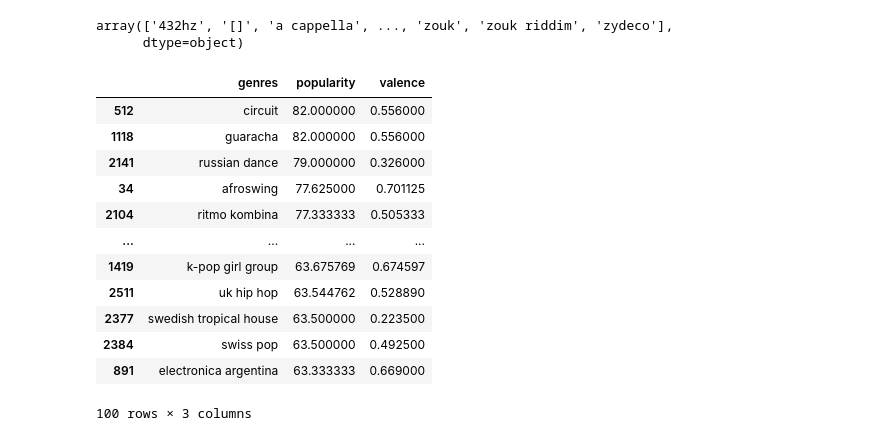
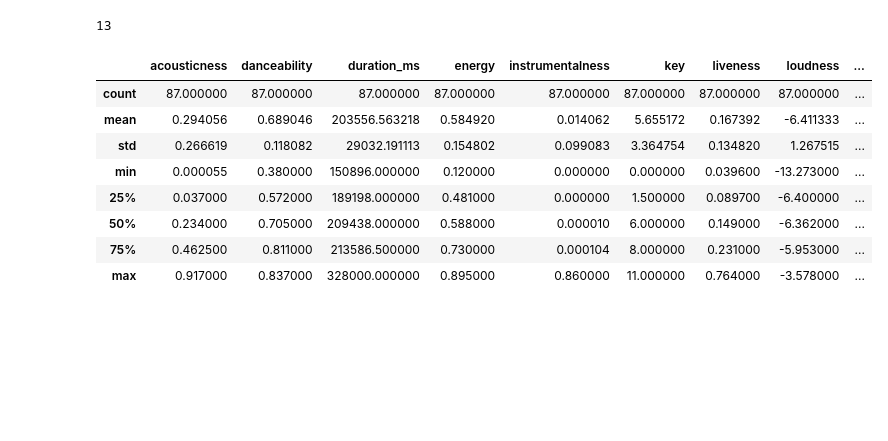
Before and after one commit to DataBerenicenz/Epsilon_Team, a Jupyter notebook: +Jesus/Spotify.ipynb, the cells around one changed output. Cells and saved outputs as stored; diff of their text form; code cells hidden in the pictures; blank space fills up the shorter version.

```diff
--- a/+Jesus/Spotify.ipynb
+++ b/+Jesus/Spotify.ipynb
@@ -24,25 +1,51 @@ genre_df
-# %%
-genre_df["genres"].unique()
-# %% [output]
-array(['432hz', '[]', 'a cappella', ..., 'zouk', 'zouk riddim', 'zydeco'],
-      dtype=object)
-# %%
-#Demostrar el grado de valence en los Top 100 de géneros populares
-
-genres_popularity=genre_df[["genres","popularity","valence"]]
-genres_popularity=genres_popularity.sort_values(by="popularity", ascending=False)
-genres_popularity.head(100)
-# %% [output]
-|  | genres | popularity | valence |
-| 512 | circuit | 82.000000 | 0.556000 |
-| 1118 | guaracha | 82.000000 | 0.556000 |
-| 2141 | russian dance | 79.000000 | 0.326000 |
-| 34 | afroswing | 77.625000 | 0.701125 |
-| 2104 | ritmo kombina | 77.333333 | 0.505333 |
-| ... | ... | ... | ... |
-| 1419 | k-pop girl group | 63.675769 | 0.674597 |
-| 2511 | uk hip hop | 63.544762 | 0.528890 |
-| 2377 | swedish tropical house | 63.500000 | 0.223500 |
-| 2384 | swiss pop | 63.500000 | 0.492500 |
-| 891 | electronica argentina | 63.333333 | 0.669000 |
-100 rows × 3 columns
+# %%
+import pandas as pd
+
+countries=["ARG", "AUS", "CAN", "ESP", "EUR", "FRA", "GBP", "GER", "ITA", "JPN", "KOR", "MEX", "SUI"]
+files_name=[]
+country_data={}
+
+for x in countries:
+    file=f'../Datasets/Billboard International Charts (2019-Aug 2020)/{x}.csv'
+    if x=="ARG":
+        ARG=pd.read_csv(file,index_col=0)
+    elif x=="AUS":
+        AUS=pd.read_csv(file,index_col=0)
+    elif x=="CAN":
+        CAN=pd.read_csv(file,index_col=0)
+    elif x=="ESP":
+        ESP=pd.read_csv(file,index_col=0)
+    elif x=="EUR":
+        EUR=pd.read_csv(file,index_col=0)
+    elif x=="FRA":
+        FRA=pd.read_csv(file,index_col=0)
+    elif x=="GBP":
+        GBP=pd.read_csv(file,index_col=0)
+    elif x=="GER":
+        GER=pd.read_csv(file,index_col=0)
+    elif x=="ITA":
+        ITA=pd.read_csv(file,index_col=0)
+    elif x=="JPN":
+        JPN=pd.read_csv(file,index_col=0)
+    elif x=="KOR":
+        KOR=pd.read_csv(file,index_col=0)
+    elif x=="MEX":
+        MEX=pd.read_csv(file,index_col=0)
+    elif x=="SUI":
+        SUI=pd.read_csv(file,index_col=0)
+# %%
+len(countries)
+# %% [output]
+13
+# %%
+SUI.describe()
+# %% [output]
+|  | acousticness | danceability | duration_ms | energy | instrumentalness | key | liveness | loudness | ... |
+| count | 87.000000 | 87.000000 | 87.000000 | 87.000000 | 87.000000 | 87.000000 | 87.000000 | 87.000000 | ... |
+| mean | 0.294056 | 0.689046 | 203556.563218 | 0.584920 | 0.014062 | 5.655172 | 0.167392 | -6.411333 | ... |
+| std | 0.266619 | 0.118082 | 29032.191113 | 0.154802 | 0.099083 | 3.364754 | 0.134820 | 1.267515 | ... |
+| min | 0.000055 | 0.380000 | 150896.000000 | 0.120000 | 0.000000 | 0.000000 | 0.039600 | -13.273000 | ... |
+| 25% | 0.037000 | 0.572000 | 189198.000000 | 0.481000 | 0.000000 | 1.500000 | 0.089700 | -6.400000 | ... |
+| 50% | 0.234000 | 0.705000 | 209438.000000 | 0.588000 | 0.000010 | 6.000000 | 0.149000 | -6.362000 | ... |
+| 75% | 0.462500 | 0.811000 | 213586.500000 | 0.730000 | 0.000104 | 8.000000 | 0.231000 | -5.953000 | ... |
+| max | 0.917000 | 0.837000 | 328000.000000 | 0.895000 | 0.860000 | 11.000000 | 0.764000 | -3.578000 | ... |
```
Also changed, not shown: parts of 7 cells of this notebook.
